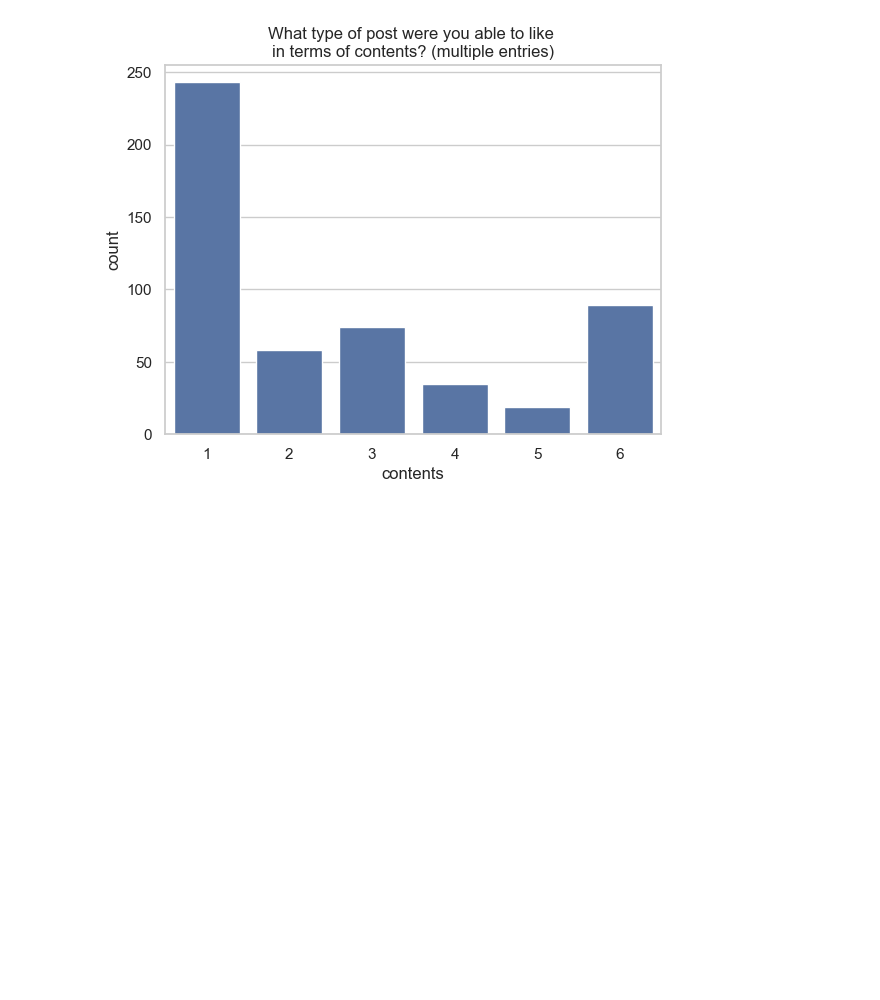
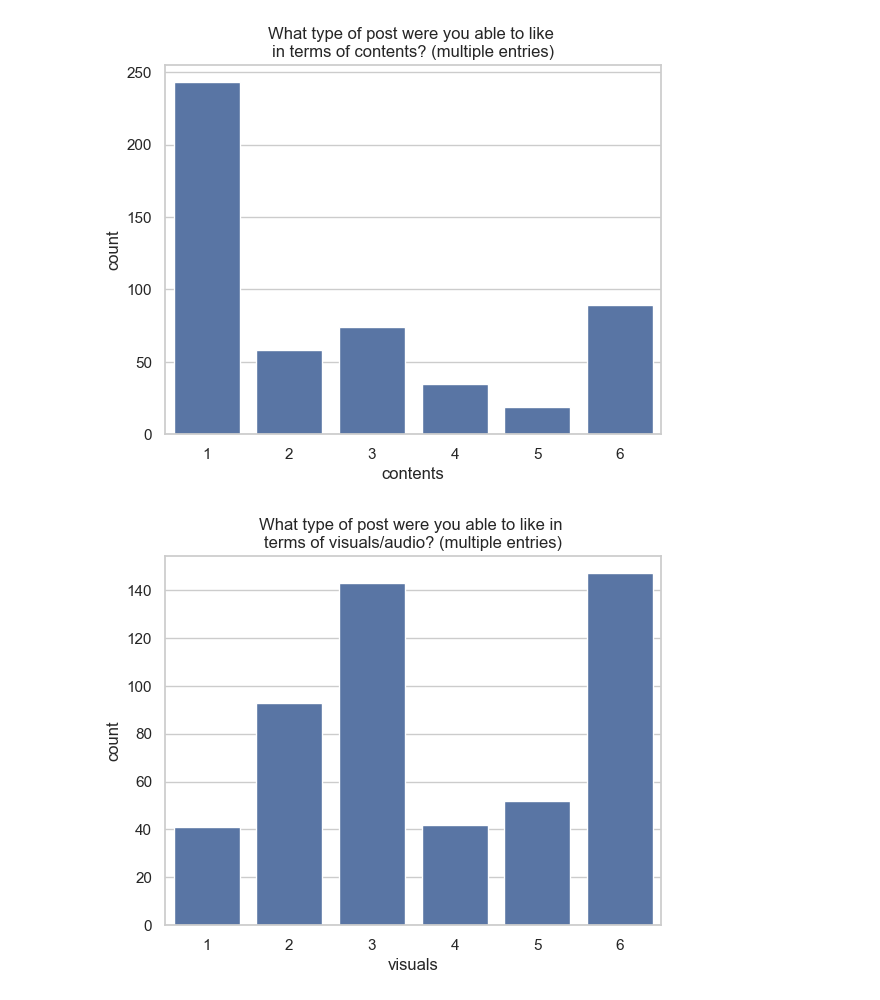
Before and after one commit to rngalvanbayer/Bayer_CPD_Digital_Conversion, a Jupyter notebook: cpd_main.ipynb, the cells around one changed output. Cells and saved outputs as stored; diff of their text form; code cells hidden in the pictures; blank space fills up the shorter version.

```diff
--- a/cpd_main.ipynb
+++ b/cpd_main.ipynb
@@ -206,3 +206,10 @@ plt.title(label='What type of post were you able to like \nin terms of contents?
 plt.show()
 # %% [output]
 [figure]
+# %%
+cdata1['visuals'] = data['visuals']
+sns.countplot(x='visuals', data=cdata1)
+plt.title(label='What type of post were you able to like in \nterms of visuals/audio? (multiple entries)')
+plt.show()
+# %% [output]
+[figure, added]
```
Also changed, not shown: parts of 3 cells of this notebook.
